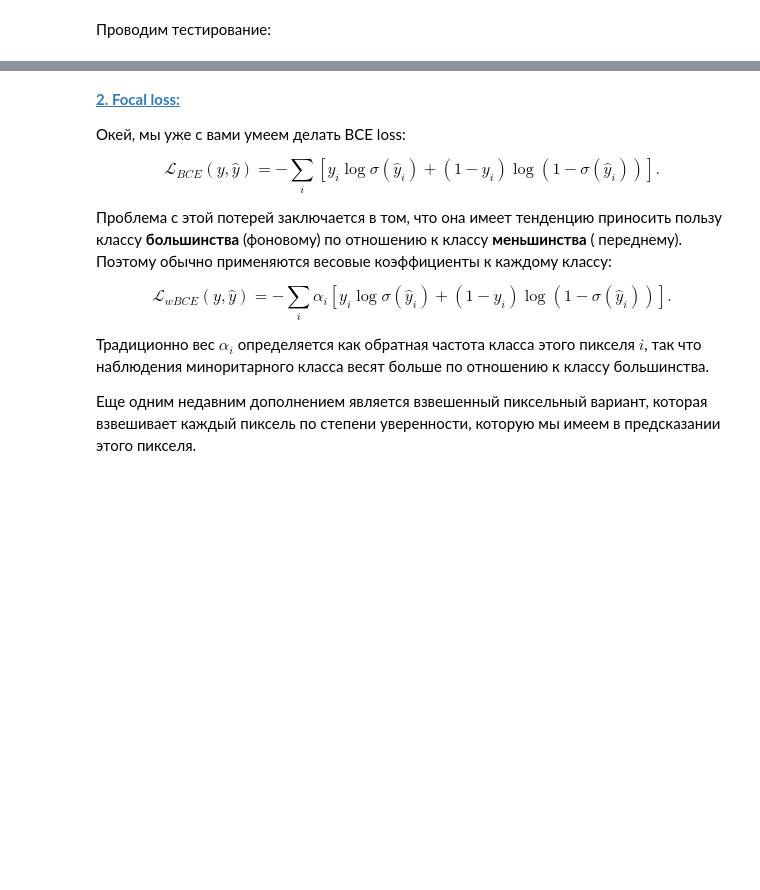
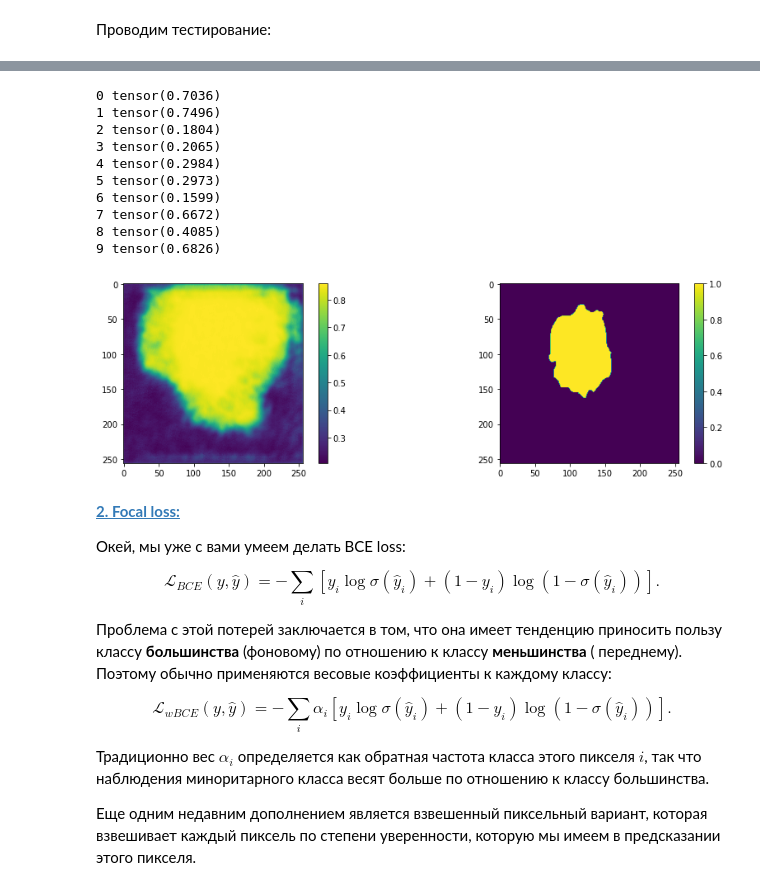
Before and after one commit to Hacker1337/DeepLearningSchool, a Jupyter notebook: 16 module segmentation/[hw]semantic_segmentation.ipynb, the cells around one changed output, grey strips where cells are left out. Saved outputs shown, nothing was run; the diff lists cells and outputs as text; code cells hidden in the pictures; blank space fills up the shorter version.

```diff
--- a/16 segmentation/[hw]semantic_segmentation.ipynb
+++ b/16 module segmentation/[hw]semantic_segmentation.ipynb
@@ -603,5 +604,5 @@ def dice_loss(y_real, y_pred):
 model_dice = SegNet().to(device)
 
 max_epochs = 40
-optimaizer = optim.Adam(model_dice.parameters())
+optimaizer = torch.optim.Adam(model_dice.parameters())
 train(model_dice, optimaizer, dice_loss, max_epochs, data_tr, data_val)
@@ -610,3 +631,32 @@ score_model(model_dice, iou_pytorch, data_val)
+# %%
+a, b = next(iter(data_tr))
+test_samples = [(a[0:10], b[0:10])]
+pred = predict(model_dice, test_samples)
+# %%
+i = 0
+for i in range(10):
+    lha = pred[0]
+    rha = test_samples[0][1]
+    plt.subplot(1, 2, 1)
+    plt.imshow(lha[i][0])
+    plt.colorbar()
+    plt.subplot(1, 2, 2)
+    plt.imshow(rha[i][0])
+    plt.colorbar()
+    # plt.show()
+    print(i, dice_loss(lha[i], rha[i]))
+# %% [output]
+0 tensor(0.7036)
+1 tensor(0.7496)
+2 tensor(0.1804)
+3 tensor(0.2065)
+4 tensor(0.2984)
+5 tensor(0.2973)
+6 tensor(0.1599)
+7 tensor(0.6672)
+8 tensor(0.4085)
+9 tensor(0.6826)
+[figure, added]
 # %% [markdown]
 [**2. Focal loss:**](https://arxiv.org/pdf/1708.02002.pdf)
 
```
Also changed, not shown: parts of 17 cells of this notebook, 20 other files.
